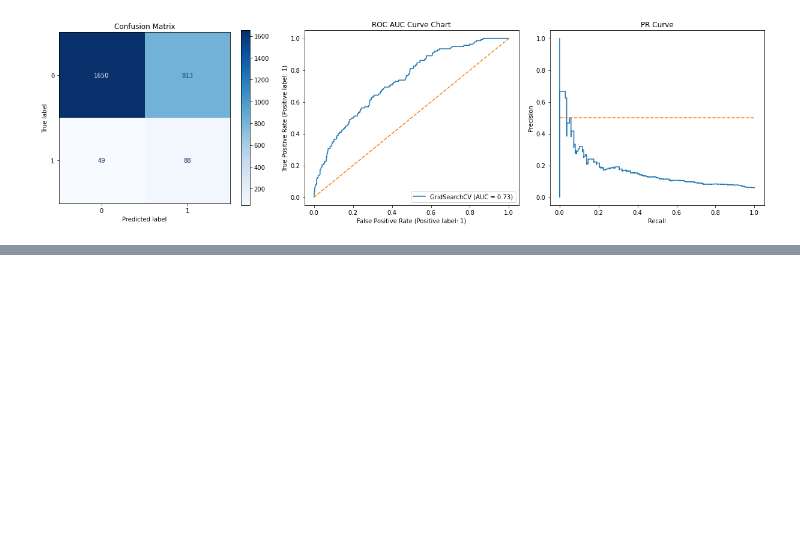
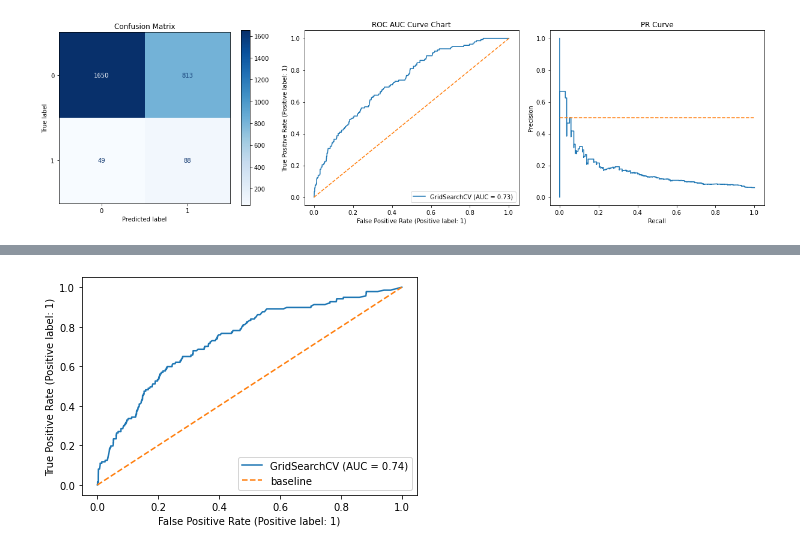
Before and after one commit to rashidi-norhashim/Team-folder, a Jupyter notebook: P4/codes/Project 4 Part 3- Modelling.ipynb, the cells around one changed output, grey strips where cells are left out. Cells and saved outputs as stored; diff of their text form; code cells hidden in the pictures; blank space fills up the shorter version.

Commit message:
added SVM xgboost randomforrest

```diff
--- a/P4/codes/Project 4 Part 3- Modelling.ipynb
+++ b/P4/codes/Project 4 Part 3- Modelling.ipynb
@@ -231,0 +239,20 @@ fig.tight_layout()
+# %%
+pipe_pca_rf = Pipeline([
+                ('sampling', SMOTE(random_state=100)),
+                 ('pca', PCA(random_state=100)),
+                 ('rf',RandomForestClassifier())
+                ])
+# %%
+pipe_pca_rf_params = {
+    'pca__n_components': [23],
+    'sampling__sampling_strategy': ['auto','minority'],
+    'sampling__k_neighbors': [13],
+    'rf__n_estimators': [100, 150, 200],
+    'rf__max_depth':[None, 1, 2, 3, 4, 5],
+
+}
+# %%
+gs_pca_rf = GridSearchCV(pipe_pca_rf, pipe_pca_rf_params, verbose=2, n_jobs=-1)
+# %%
+%%time
+gs_pca_rf.fit(X_train_sc, y_train)
@@ -231,0 +304,9 @@ fig.tight_layout()
+# %%
+plot_roc_curve(gs_pca_rf, X_test_sc, y_test)
+plt.plot([0, 1], [0, 1],
+         label='baseline', linestyle='--')
+plt.legend();
+
+fig, axes = plt.subplots(ncols=3, figsize=(17,5))
+# %% [output]
+[figure, added]
```
Also changed, not shown: parts of 25 cells of this notebook.
